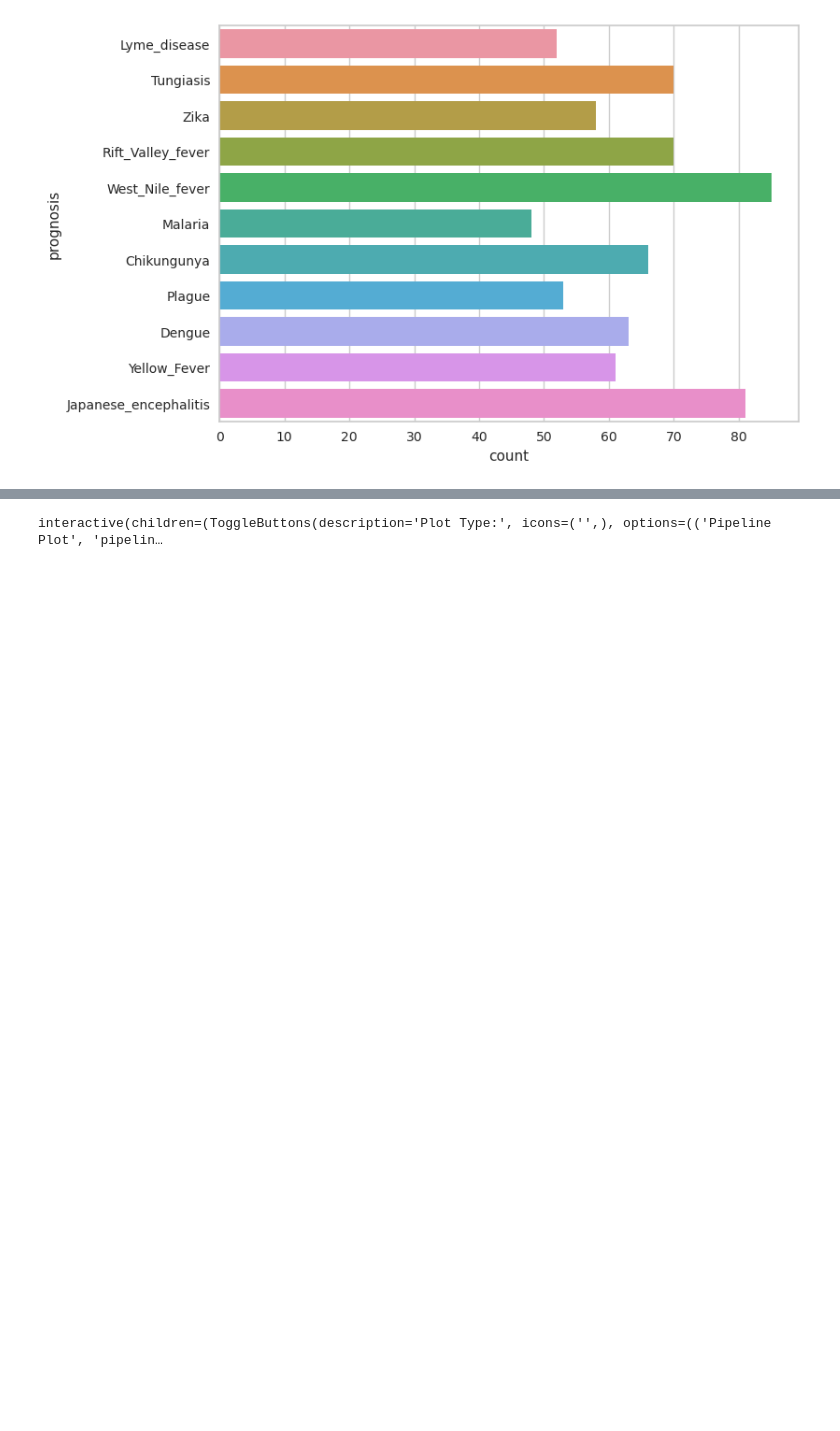
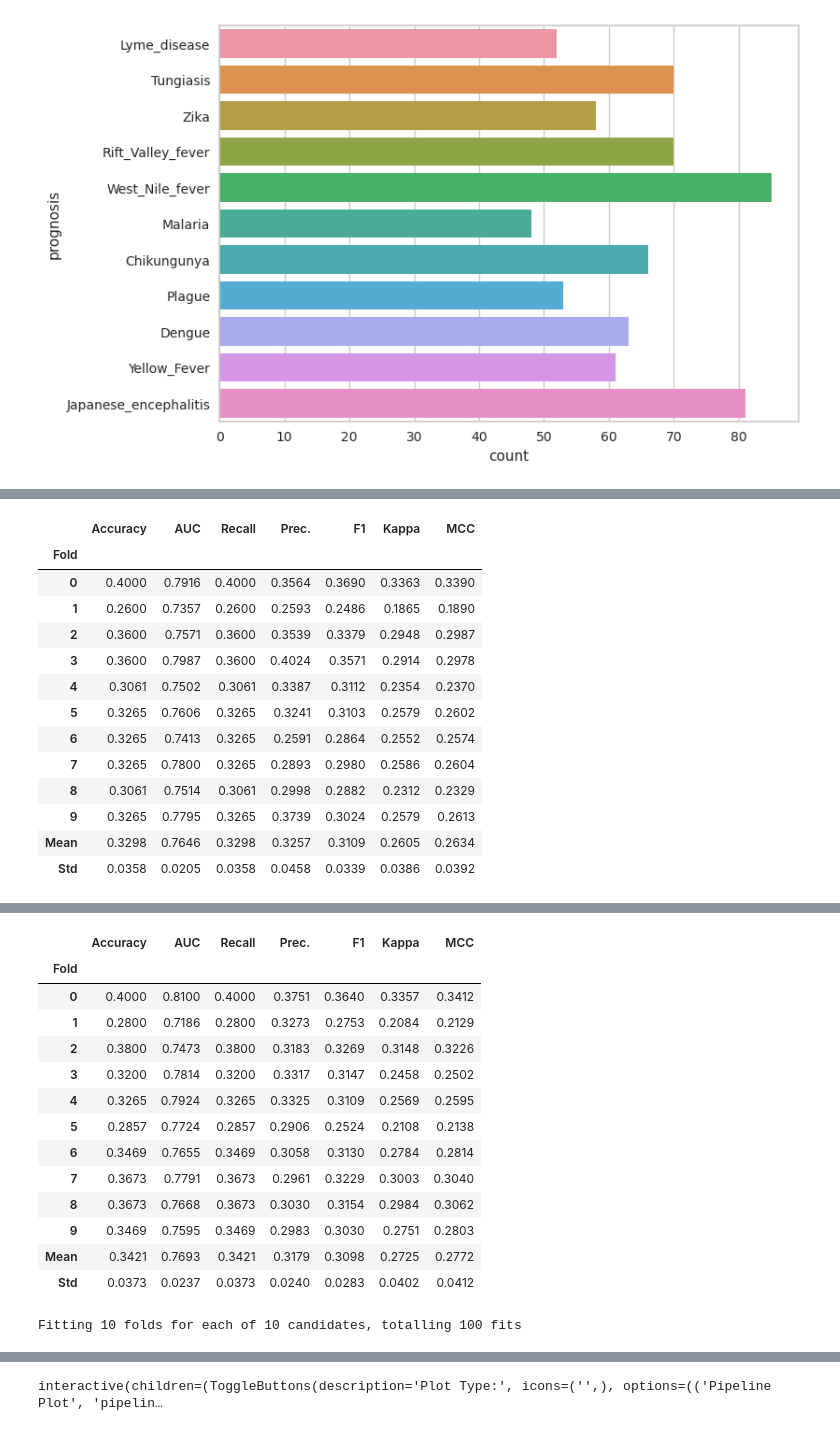
Before and after one commit to JuanDa14Sa/Borne-Disease-Multiclass-classification, a Jupyter notebook: borne-disease-multiclass-classification.ipynb, the cells around one changed output, grey strips where cells are left out. Cells and saved outputs as stored; diff of their text form; code cells hidden in the pictures; blank space fills up the shorter version.

Commit message:
Added ensemble model

```diff
--- a/borne-disease-multiclass-classification.ipynb
+++ b/borne-disease-multiclass-classification.ipynb
@@ -187,0 +127,4 @@ Fitting 10 folds for each of 10 candidates, totalling 100 fits
+# %%
+cat = create_model('catboost')
+cat_tunned = tune_model(cat)
+# %% [output]
@@ -187,0 +132,14 @@ Fitting 10 folds for each of 10 candidates, totalling 100 fits
+|  | Accuracy | AUC | Recall | Prec. | F1 | Kappa | MCC |
+| Fold |  |  |  |  |  |  |  |
+| 0 | 0.4000 | 0.7916 | 0.4000 | 0.3564 | 0.3690 | 0.3363 | 0.3390 |
+| 1 | 0.2600 | 0.7357 | 0.2600 | 0.2593 | 0.2486 | 0.1865 | 0.1890 |
+| 2 | 0.3600 | 0.7571 | 0.3600 | 0.3539 | 0.3379 | 0.2948 | 0.2987 |
+| 3 | 0.3600 | 0.7987 | 0.3600 | 0.4024 | 0.3571 | 0.2914 | 0.2978 |
+| 4 | 0.3061 | 0.7502 | 0.3061 | 0.3387 | 0.3112 | 0.2354 | 0.2370 |
+| 5 | 0.3265 | 0.7606 | 0.3265 | 0.3241 | 0.3103 | 0.2579 | 0.2602 |
+| 6 | 0.3265 | 0.7413 | 0.3265 | 0.2591 | 0.2864 | 0.2552 | 0.2574 |
+| 7 | 0.3265 | 0.7800 | 0.3265 | 0.2893 | 0.2980 | 0.2586 | 0.2604 |
+| 8 | 0.3061 | 0.7514 | 0.3061 | 0.2998 | 0.2882 | 0.2312 | 0.2329 |
+| 9 | 0.3265 | 0.7795 | 0.3265 | 0.3739 | 0.3024 | 0.2579 | 0.2613 |
+| Mean | 0.3298 | 0.7646 | 0.3298 | 0.3257 | 0.3109 | 0.2605 | 0.2634 |
+| Std | 0.0358 | 0.0205 | 0.0358 | 0.0458 | 0.0339 | 0.0386 | 0.0392 |
@@ -187,0 +147,15 @@ Fitting 10 folds for each of 10 candidates, totalling 100 fits
+|  | Accuracy | AUC | Recall | Prec. | F1 | Kappa | MCC |
+| Fold |  |  |  |  |  |  |  |
+| 0 | 0.4000 | 0.8100 | 0.4000 | 0.3751 | 0.3640 | 0.3357 | 0.3412 |
+| 1 | 0.2800 | 0.7186 | 0.2800 | 0.3273 | 0.2753 | 0.2084 | 0.2129 |
+| 2 | 0.3800 | 0.7473 | 0.3800 | 0.3183 | 0.3269 | 0.3148 | 0.3226 |
+| 3 | 0.3200 | 0.7814 | 0.3200 | 0.3317 | 0.3147 | 0.2458 | 0.2502 |
+| 4 | 0.3265 | 0.7924 | 0.3265 | 0.3325 | 0.3109 | 0.2569 | 0.2595 |
+| 5 | 0.2857 | 0.7724 | 0.2857 | 0.2906 | 0.2524 | 0.2108 | 0.2138 |
+| 6 | 0.3469 | 0.7655 | 0.3469 | 0.3058 | 0.3130 | 0.2784 | 0.2814 |
+| 7 | 0.3673 | 0.7791 | 0.3673 | 0.2961 | 0.3229 | 0.3003 | 0.3040 |
+| 8 | 0.3673 | 0.7668 | 0.3673 | 0.3030 | 0.3154 | 0.2984 | 0.3062 |
+| 9 | 0.3469 | 0.7595 | 0.3469 | 0.2983 | 0.3030 | 0.2751 | 0.2803 |
+| Mean | 0.3421 | 0.7693 | 0.3421 | 0.3179 | 0.3098 | 0.2725 | 0.2772 |
+| Std | 0.0373 | 0.0237 | 0.0373 | 0.0240 | 0.0283 | 0.0402 | 0.0412 |
+Fitting 10 folds for each of 10 candidates, totalling 100 fits
```
Also changed, not shown: parts of 13 cells of this notebook.
